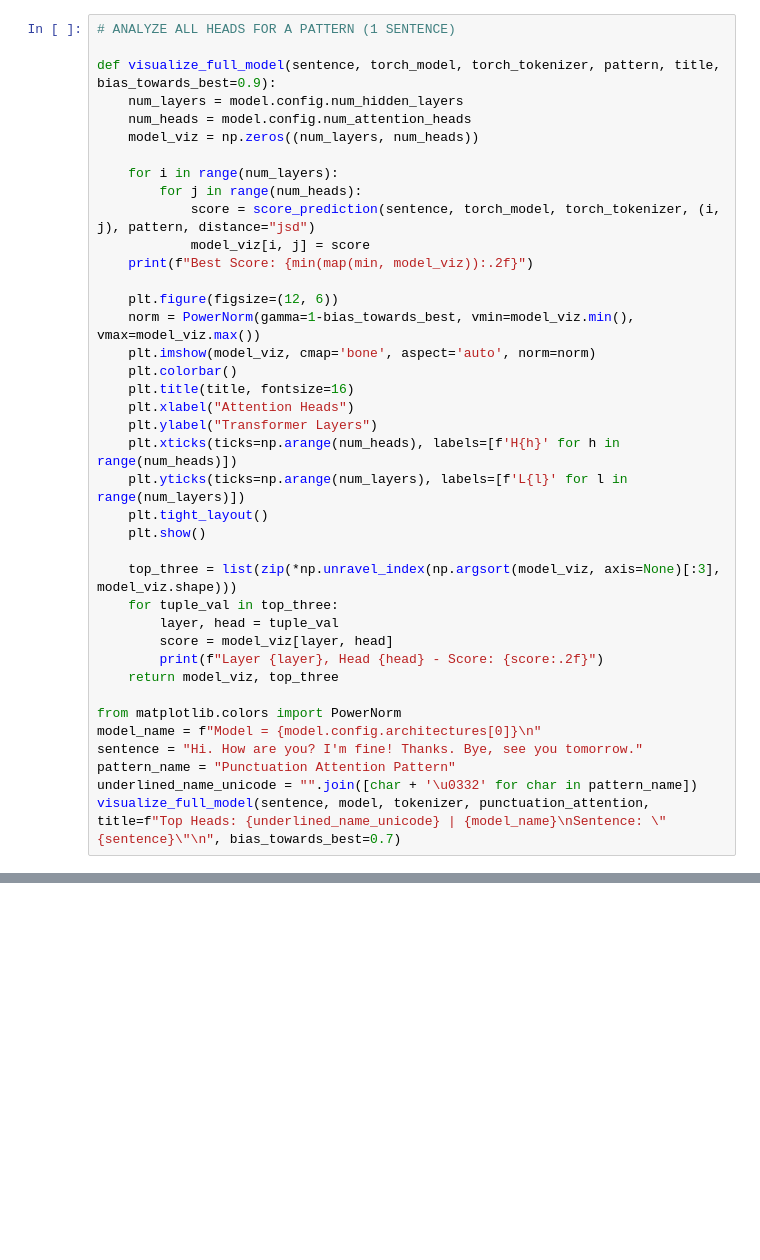
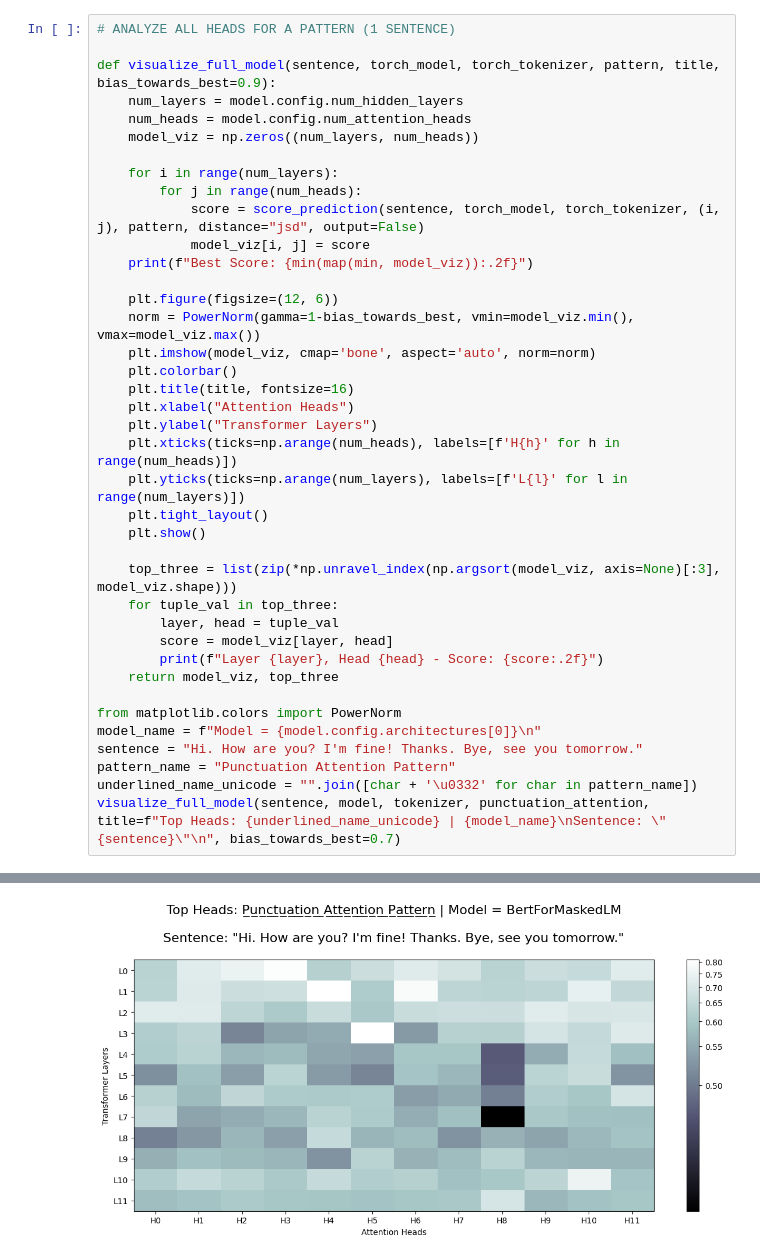
Before and after one commit to AmiriHayes/LLM-Interpretability, a Jupyter notebook: interpetability.ipynb, the cells around one changed output, grey strips where cells are left out. Cells and saved outputs as stored; diff of their text form; blank space fills up the shorter version.

```diff
--- a/interpetability.ipynb
+++ b/interpetability.ipynb
@@ -213,7 +298,7 @@ def visualize_full_model(sentence, torch_model, torch_tokenizer, pattern, title,
 
     for i in range(num_layers):
         for j in range(num_heads):
-            score = score_prediction(sentence, torch_model, torch_tokenizer, (i, j), pattern, distance="jsd")
+            score = score_prediction(sentence, torch_model, torch_tokenizer, (i, j), pattern, distance="jsd", output=False)
             model_viz[i, j] = score
     print(f"Best Score: {min(map(min, model_viz)):.2f}")
 
@@ -242,3 +327,4 @@ sentence = "Hi. How are you? I'm fine! Thanks. Bye, see you tomorrow."
 pattern_name = "Punctuation Attention Pattern"
 underlined_name_unicode = "".join([char + '\u0332' for char in pattern_name])
 visualize_full_model(sentence, model, tokenizer, punctuation_attention, title=f"Top Heads: {underlined_name_unicode} | {model_name}\nSentence: \"{sentence}\"\n", bias_towards_best=0.7)
+# %% [output]
@@ -244,0 +332 @@ visualize_full_model(sentence, model, tokenizer, punctuation_attention, title=f"
+[figure, added]
```
Also changed, not shown: parts of 13 cells of this notebook.
